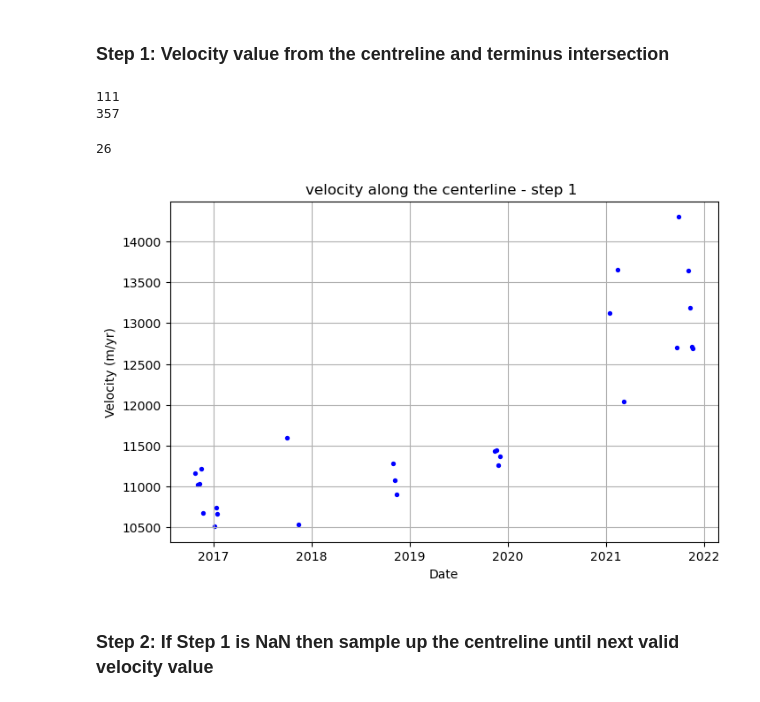
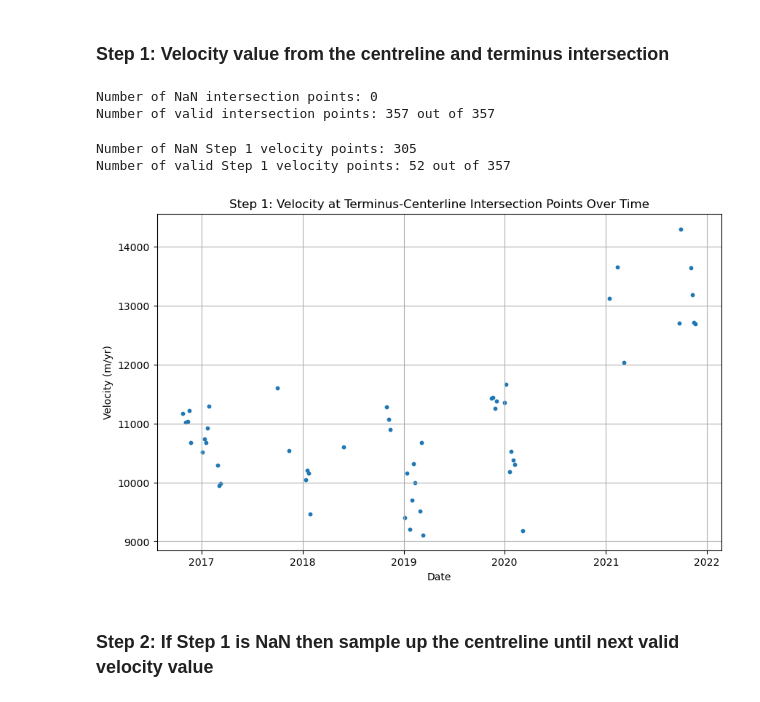
Before and after one commit to sofiasuhinin/Jakobshavn-Isbrae-CalvingStatistics, a Jupyter notebook: calvingseries.ipynb, the cells around one changed output. Saved outputs shown, nothing was run; the diff lists cells and outputs as text; code cells hidden in the pictures.

Commit message:
updated calving stuff
extended centreline, changed figures, redid calving logic, added smoothing and interpolation

```diff
--- a/calvingseries.ipynb
+++ b/calvingseries.ipynb
@@ -35,7 +29,7 @@ panel.extension()
 [interactive output not drawn]
 # %%
 #paths
-centreline_path = "/Users/sofiasuhinin/Desktop/GrIS_Calving/flowlines/glacier0001_iter03.shp"
+centreline_path = "/Users/sofiasuhinin/Desktop/GrIS_Calving/flowlines/jacobshavn_centreline_ss.shp"
 terminus_path = "/Users/sofiasuhinin/Desktop/GrIS_Calving/Jakobshavn-Isbrae-CalvingStatistics/data/MEaSUREs_0781/collated/JakbobshavnIsbraeTerminus.shp"
 velocity_path = "/Users/sofiasuhinin/Desktop/GrIS_Calving/Jakobshavn-Isbrae-CalvingStatistics/data/MEaSUREs_0766/JakobshavnIsbraeVelocitySeriesNew.nc"
 centreline_maqit_path = "/Users/sofiasuhinin/Desktop/GrIS_Calving/Jakobshavn-Isbrae-CalvingStatistics/centreline1.csv"
@@ -47,10 +41,13 @@ velocity = xr.open_dataset(velocity_path)
 centreline = gpd.read_file(centreline_path)
 centreline = centreline.to_crs("EPSG:3413")
 
+# merge extended centreline into 1
+c_merged = linemerge(unary_union(centreline.geometry))
+centreline = gpd.GeoDataFrame(geometry=[c_merged], crs=centreline.crs)
+centreline_shape = centreline.geometry.iloc[0]
+
 #sanity check for geospatial alignment
 print(centreline.crs)
-
-centreline_shape = centreline.geometry.iloc[0]
 
 #read in terminus
 terminus = gpd.read_file(terminus_path)
@@ -281,7 +286,6 @@ terminus: 2020-10-21 00:00:00
 # %% [markdown]
 ### Step 1: Velocity value from the centreline and terminus intersection
 # %%
-
 # finding the intersection between the centerline and the terminus
 def intersection(centreline, terminus_line):
     intersect = centreline.intersection(terminus_line)
@@ -302,35 +306,30 @@ for i in range(len(terminus)):
 
 terminus["intersect_points"] = pts
 
-#check to see how many are None
+#check to see how many are NaN (i.e. no valid intersection)
 none_vals = terminus["intersect_points"].isna().sum()
-print(none_vals)
+print(f"Number of NaN intersection points: {none_vals}")
 
-total = len(terminus["intersect_points"])
-print(total)
-
-#originally there were 111 Nan out of 357
+#check to see how many as non NaN (i.e. valid intersection)
+valid_vals = terminus["intersect_points"].notna().sum()
+print(f"Number of valid intersection points: {valid_vals} out of {len(terminus)}")
 # %% [output]
-111
-357
+Number of NaN intersection points: 0
+Number of valid intersection points: 357 out of 357
 # %%
-# sample velocity at the intersection point for each terminus date
-
 vel_at_intersection = []
 matched_vel_time = []
 
-for i in range(len(terminus)): #loop through current terminus df
+for i in range(len(terminus)):
     pt = terminus["intersect_points"].iloc[i]
-    t_term = pd.to_datetime(terminus["Date"].iloc[i]) #convert to datetime
+    t_term = pd.to_datetime(terminus["Date"].iloc[i])
 
-    if (pt is None) or (hasattr(pt, "is_empty") and pt.is_empty):
-        vel_at_intersection.append(np.nan)
-        matched_vel_time.append(pd.NaT)
-        continue
+    #closest velocity timestep
+    vel_time_index = int(np.argmin(np.abs(vel_times - t_term)))
+    matched_vel_time.append(vel_times[vel_time_index])
 
-    vel_time_index = int(np.argmin(np.abs(vel_times - t_term)))
-    matched_vel_time.append(vel_times[vel_time_index]) #find nearest vel time to terminus date
-    v = vel_band.isel(time=vel_time_index).sel(x=pt.x, y=pt.y, method="nearest").values #sample vel at intersection point pt.x and pt.y
+    # sample velocity at the intersection point
+    v = vel_band.isel(time=vel_time_index).sel(x=pt.x, y=pt.y, method="nearest").values
 
     if np.isnan(v):
         vel_at_intersection.append(np.nan)
@@ -340,25 +339,27 @@ for i in range(len(terminus)): #loop through current terminus df
 terminus["vel_at_intersection"] = vel_at_intersection
 terminus["matched_vel_time"] = matched_vel_time
 
+#check to see how many are NaN
+STEP1_none_vals = terminus["vel_at_intersection"].isna().sum()
+print(f"Number of NaN Step 1 velocity points: {STEP1_none_vals}")
 
-valid_vals1= terminus["vel_at_intersection"].notna().sum()
-print(valid_vals1)
-
-
-# so there were 111 NaN values at the intersection points, and now there are 331 NaN velocity values at the intersection point
+#check to see how many as non NaN
+STEP1_valid_vals = terminus["vel_at_intersection"].notna().sum()
+print(f"Number of valid Step 1 velocity points: {STEP1_valid_vals} out of {len(terminus)}")
 # %% [output]
-26
+Number of NaN Step 1 velocity points: 305
+Number of valid Step 1 velocity points: 52 out of 357
 # %%
-#validation plot
-plt.figure(figsize=(8, 5))
-plt.scatter(terminus["Date"], terminus["vel_at_intersection"], s=8, color = 'blue')
+# Step 1: Visualize velocity at intersection points over time
+plt.figure(figsize=(10, 6))
+plt.scatter(terminus["Date"], terminus["vel_at_intersection"], s=10)
 plt.xlabel("Date")
 plt.ylabel("Velocity (m/yr)")
-plt.title("velocity along the centerline - step 1 ")
+plt.title("Step 1: Velocity at Terminus-Centerline Intersection Points Over Time")
 plt.grid(True)
 plt.show()
 # %% [output]
-[figure, old version]
+[figure, new version]
 # %% [markdown]
 ### Step 2: If Step 1 is NaN then sample up the centreline until next valid velocity value
 # %%
```
Also changed, not shown: parts of 30 cells of this notebook.
